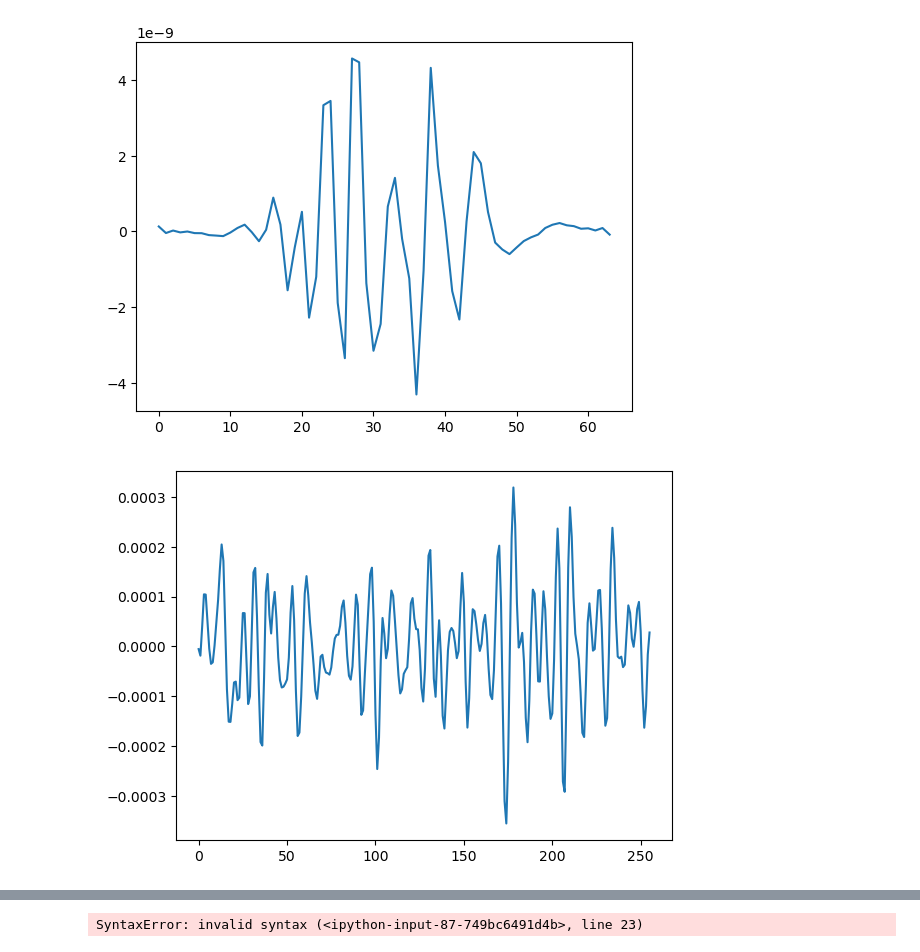
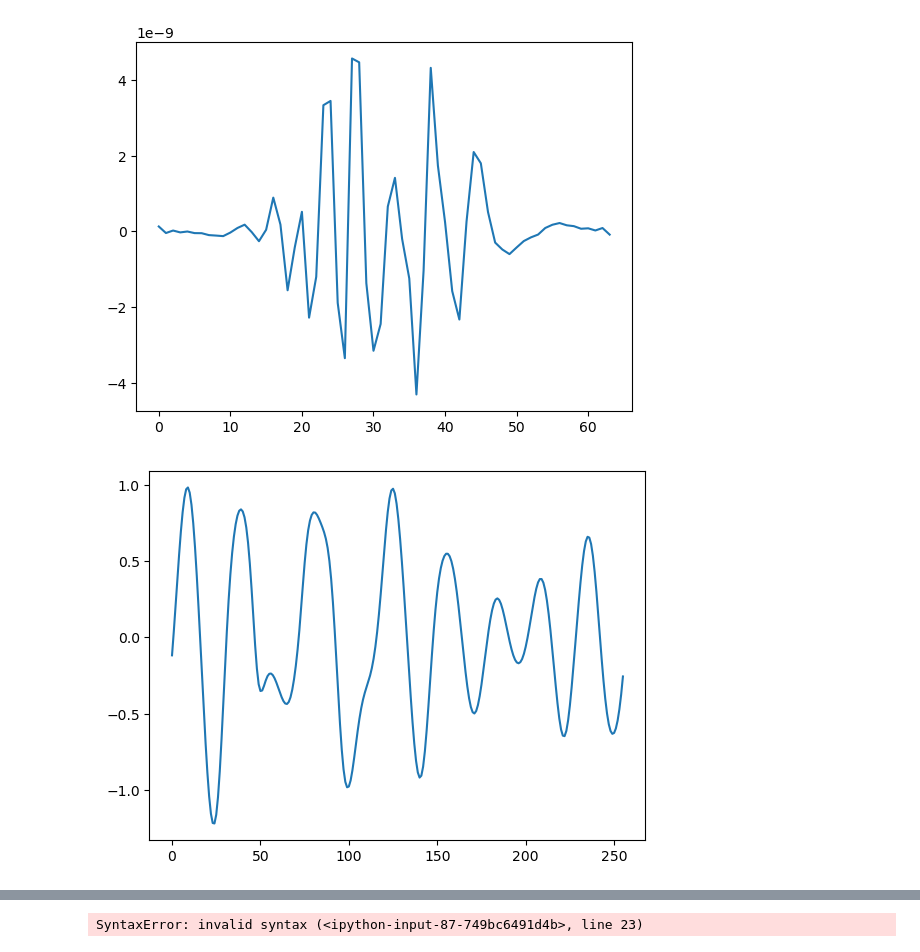
Before and after one commit to Nulctrl/Nulctrl1, a Jupyter notebook: test.ipynb, the cells around one changed output, grey strips where cells are left out. Saved outputs shown, nothing was run; the diff lists cells and outputs as text; code cells hidden in the pictures.

```diff
--- a/test.ipynb
+++ b/test.ipynb
@@ -43,7 +43,7 @@ Nx, Nz = 256, 64
 Rayleigh = 2e6
 Prandtl = 1
 dealias = 3/2
-stop_sim_time = 4
+stop_sim_time = 300
 timestepper = d3.RK222
 max_timestep = 0.125
 dtype = np.float64
@@ -174,6 +180,6 @@ snapshots/snapshots_s1.h5
 with h5py.File('snapshots/snapshots_s1.h5', 'r') as file:
     buoyancy=file['tasks']['buoyancy'][:,:,:]
     avgb=np.mean(buoyancy,axis=1)
-    plt.plot(np.arange(len(avgb[-1,:])),avgb[-1,:])
+    plt.plot(np.arange(len(avgb[-2,:])),avgb[-2,:])
     plt.show()
 # %% [output]
@@ -190,12 +196,12 @@ with h5py.File('snapshots/snapshots_s1.h5', 'r') as file:
 # %%
 # avg vorticity over time, changing
 with h5py.File('snapshots/snapshots_s1.h5', 'r') as file:
     vorticity=file['tasks']['vorticity'][:,:,:]
     avgv2=np.mean(vorticity,axis=2)
-    plt.plot(np.arange(len(avgv2[2,:])),avgv2[2,:])
+    plt.plot(np.arange(len(avgv2[-1,:])),avgv2[-1,:])
     plt.show()
 # %% [output]
-[figure, old version]
+[figure, new version]
 # %%
 # Avg vorticity(z) time animated
 
```
Also changed, not shown: parts of 8 cells of this notebook.
